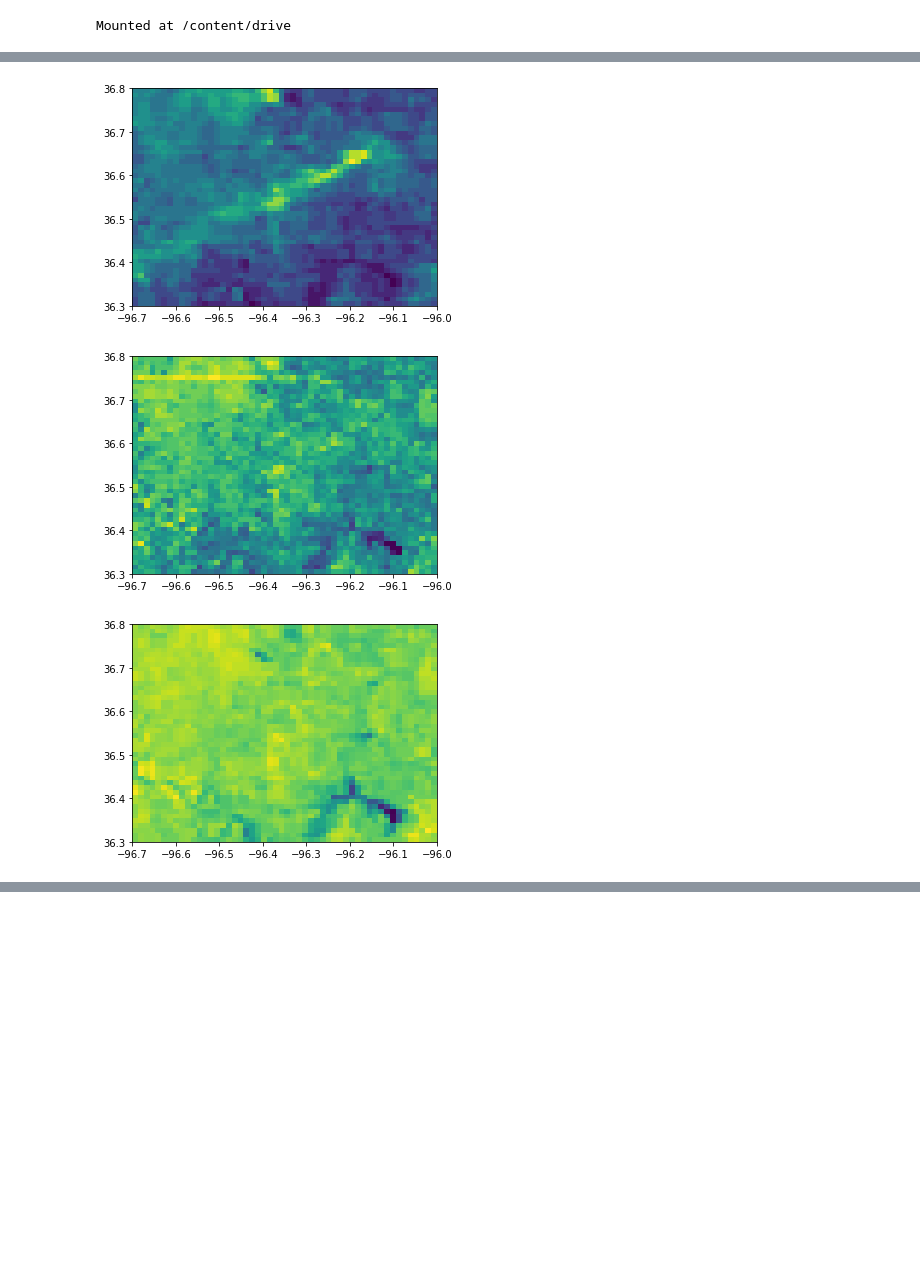
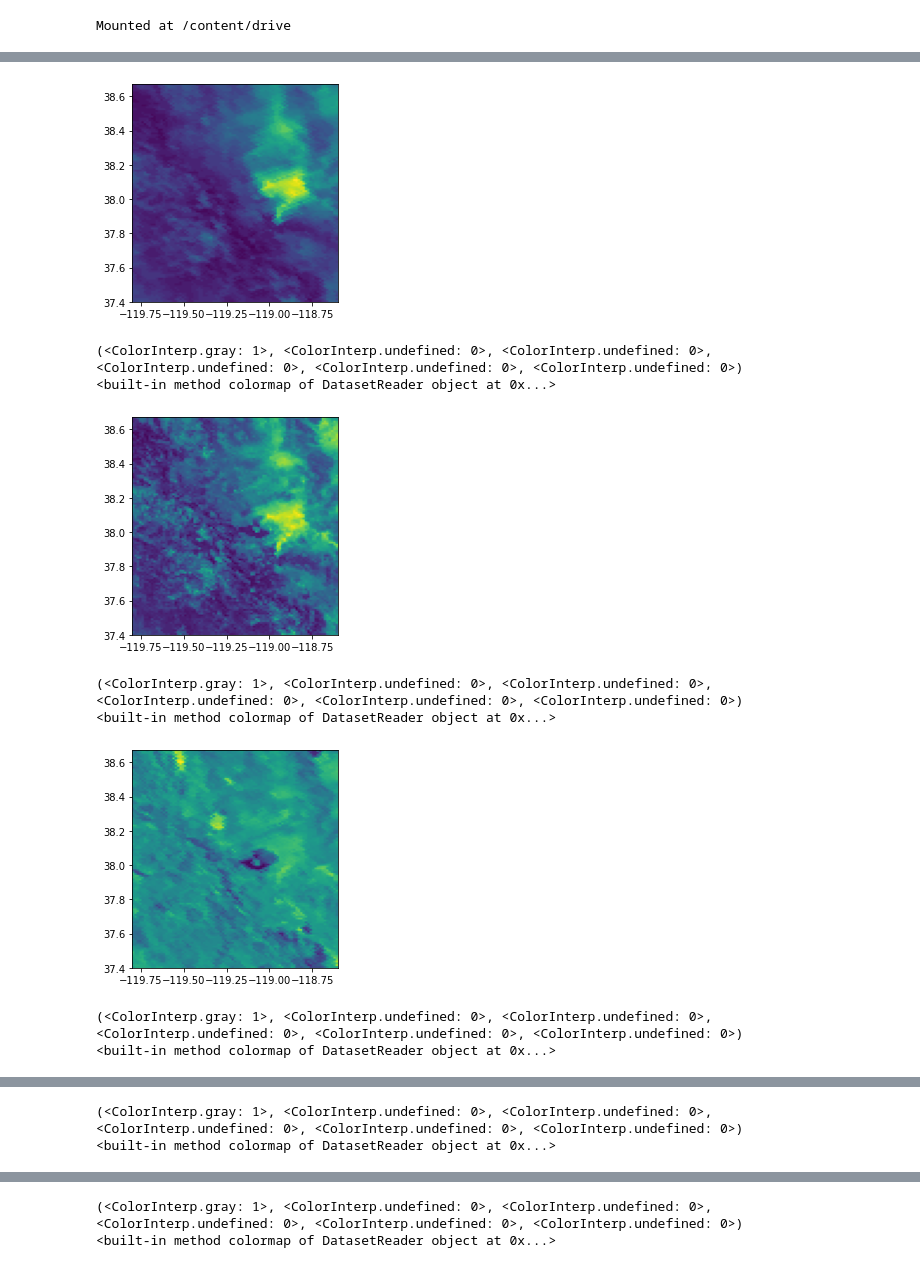
Before and after one commit to tejes16/Smoke-detection-AI, a Jupyter notebook: Copy_of_SmokeDetect (1).ipynb, the cells around one changed output, grey strips where cells are left out. Saved outputs shown, nothing was run; the diff lists cells and outputs as text; code cells hidden in the pictures; blank space fills up the shorter version.

```diff
--- a/Copy_of_SmokeDetect (1).ipynb
+++ b/Copy_of_SmokeDetect (1).ipynb
@@ -69,11 +75,19 @@ plt.show()
 # %%
-srt = rasterio.open(tifpath + tiffol[350])
+srt = rasterio.open(tifpath + tiffol[1])
 for _ in range(1,7):
   try:
     show(srt.read(_),transform=srt.transform)
+    print(srt.colorinterp)
+    print(srt.colormap)
   except IndexError:
     break
 # %% [output]
-[figure, old version]
+[figure, new version]
+(<ColorInterp.gray: 1>, <ColorInterp.undefined: 0>, <ColorInterp.undefined: 0>, <ColorInterp.undefined: 0>, <ColorInterp.undefined: 0>, <ColorInterp.undefined: 0>)
+<built-in method colormap of DatasetReader object at 0x...>
-[figure, old version]
+[figure, new version]
+(<ColorInterp.gray: 1>, <ColorInterp.undefined: 0>, <ColorInterp.undefined: 0>, <ColorInterp.undefined: 0>, <ColorInterp.undefined: 0>, <ColorInterp.undefined: 0>)
+<built-in method colormap of DatasetReader object at 0x...>
-[figure, old version]
+[figure, new version]
+(<ColorInterp.gray: 1>, <ColorInterp.undefined: 0>, <ColorInterp.undefined: 0>, <ColorInterp.undefined: 0>, <ColorInterp.undefined: 0>, <ColorInterp.undefined: 0>)
+<built-in method colormap of DatasetReader object at 0x...>
@@ -80,0 +95,2 @@ for _ in range(1,7):
+(<ColorInterp.gray: 1>, <ColorInterp.undefined: 0>, <ColorInterp.undefined: 0>, <ColorInterp.undefined: 0>, <ColorInterp.undefined: 0>, <ColorInterp.undefined: 0>)
+<built-in method colormap of DatasetReader object at 0x...>
@@ -81,0 +98,2 @@ for _ in range(1,7):
+(<ColorInterp.gray: 1>, <ColorInterp.undefined: 0>, <ColorInterp.undefined: 0>, <ColorInterp.undefined: 0>, <ColorInterp.undefined: 0>, <ColorInterp.undefined: 0>)
+<built-in method colormap of DatasetReader object at 0x...>
```
Also changed, not shown: parts of 19 cells of this notebook.
